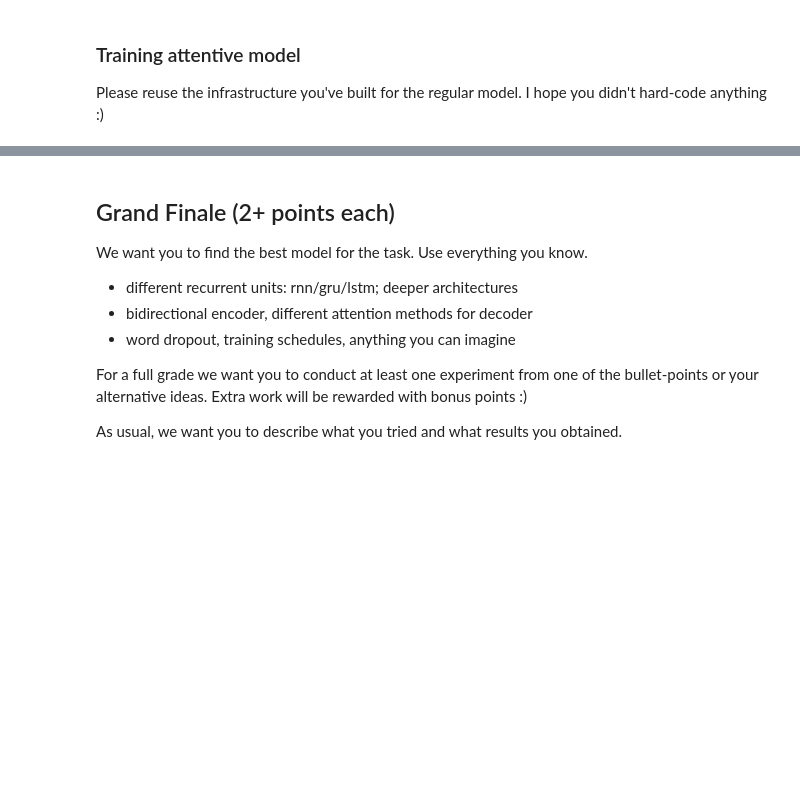
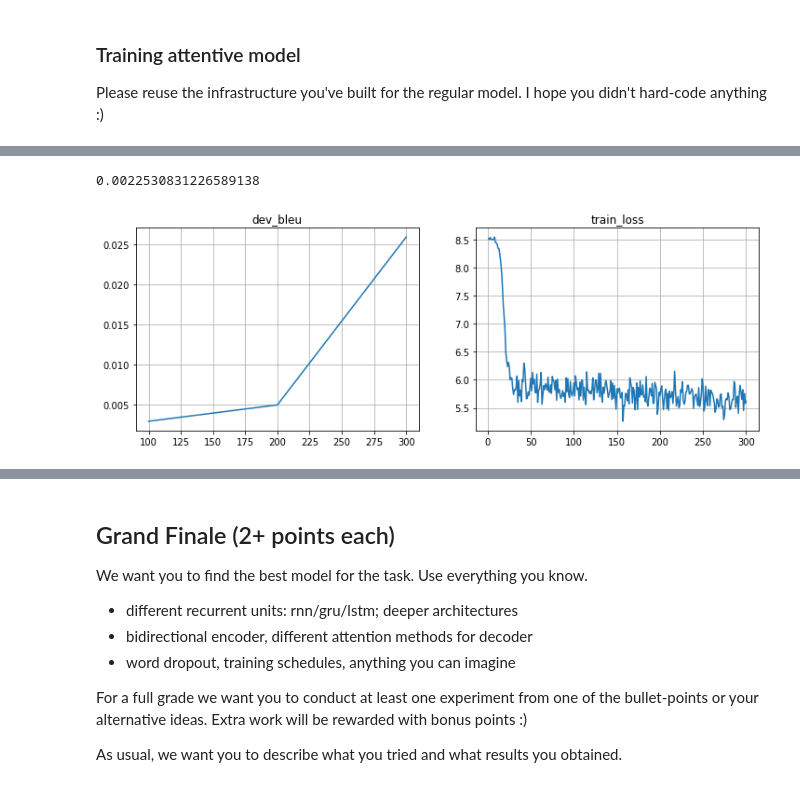
Before and after one commit to legendawes/nlp_course, a Jupyter notebook: week04_seq2seq/practice_and_homework.ipynb, the cells around one changed output, grey strips where cells are left out. Saved outputs shown, nothing was run; the diff lists cells and outputs as text; code cells hidden in the pictures; blank space fills up the shorter version.

Commit message:
attention training start

```diff
--- a/week04_seq2seq/practice_and_homework.ipynb
+++ b/week04_seq2seq/practice_and_homework.ipynb
@@ -525,0 +656,9 @@ class AttentiveModel(BasicModel):
+# %%
+batch_size_sample = 32
+ninp_sample = 10
+batch_ix = np.random.randint(len(train_inp), size=batch_size_sample)
+batch_inp = inp_voc.to_matrix(train_inp[batch_ix])
+batch_out = out_voc.to_matrix(train_out[batch_ix])
+# %%
+self = AttentiveModel(inp_voc, out_voc)
+encoded = self.encode(inp=batch_inp)
@@ -527,3 +682,5 @@ class AttentiveModel(BasicModel):
 ### Training attentive model
 
 Please reuse the infrastructure you've built for the regular model. I hope you didn't hard-code anything :)
+# %%
+model = AttentiveModel(inp_voc, out_voc)
@@ -529,0 +700,45 @@ Please reuse the infrastructure you've built for the regular model. I hope you d
+# %%
+compute_bleu(model, dev_inp, dev_out)
+# %% [output]
+0.0022530831226589138
+# %%
+from IPython.display import clear_output
+from tqdm import tqdm, trange
+metrics = {'train_loss': [], 'dev_bleu': [] }
+
+opt = keras.optimizers.Adam(1e-3)
+batch_size = 32
+# %%
+# with tf.device('/GPU:0'):
+for _ in trange(25000):
+    step = len(metrics['train_loss']) + 1
+    batch_ix = np.random.randint(len(train_inp), size=batch_size)
+    batch_inp = inp_voc.to_matrix(train_inp[batch_ix])
+    batch_out = out_voc.to_matrix(train_out[batch_ix])
+
+    with tf.GradientTape() as tape:
+        loss_t = compute_loss(model, batch_inp, batch_out)
+
+    grads = tape.gradient(loss_t, model.trainable_variables)
+    opt.apply_gradients(zip(grads, model.trainable_variables))
+
+    metrics['train_loss'].append((step, loss_t.numpy()))
+
+    if step % 100 == 0:
+        metrics['dev_bleu'].append(
+            (step, compute_bleu(model, dev_inp, dev_out)))
+
+        clear_output(True)
+        plt.figure(figsize=(12, 4))
+        for i, (name, history) in enumerate(sorted(metrics.items())):
+            plt.subplot(1, len(metrics), i + 1)
+            plt.title(name)
+            plt.plot(*zip(*history))
+            plt.grid()
+        plt.show()
+        print("Mean loss=%.3f" %
+              np.mean(metrics['train_loss'][-10:], axis=0)[1], flush=True)
+
+    # Note: it's okay if bleu oscillates up and down as long as it gets better on average over long term (e.g. 5k batches)
+# %% [output]
+[figure, added]
```
Also changed, not shown: parts of 23 cells of this notebook.
